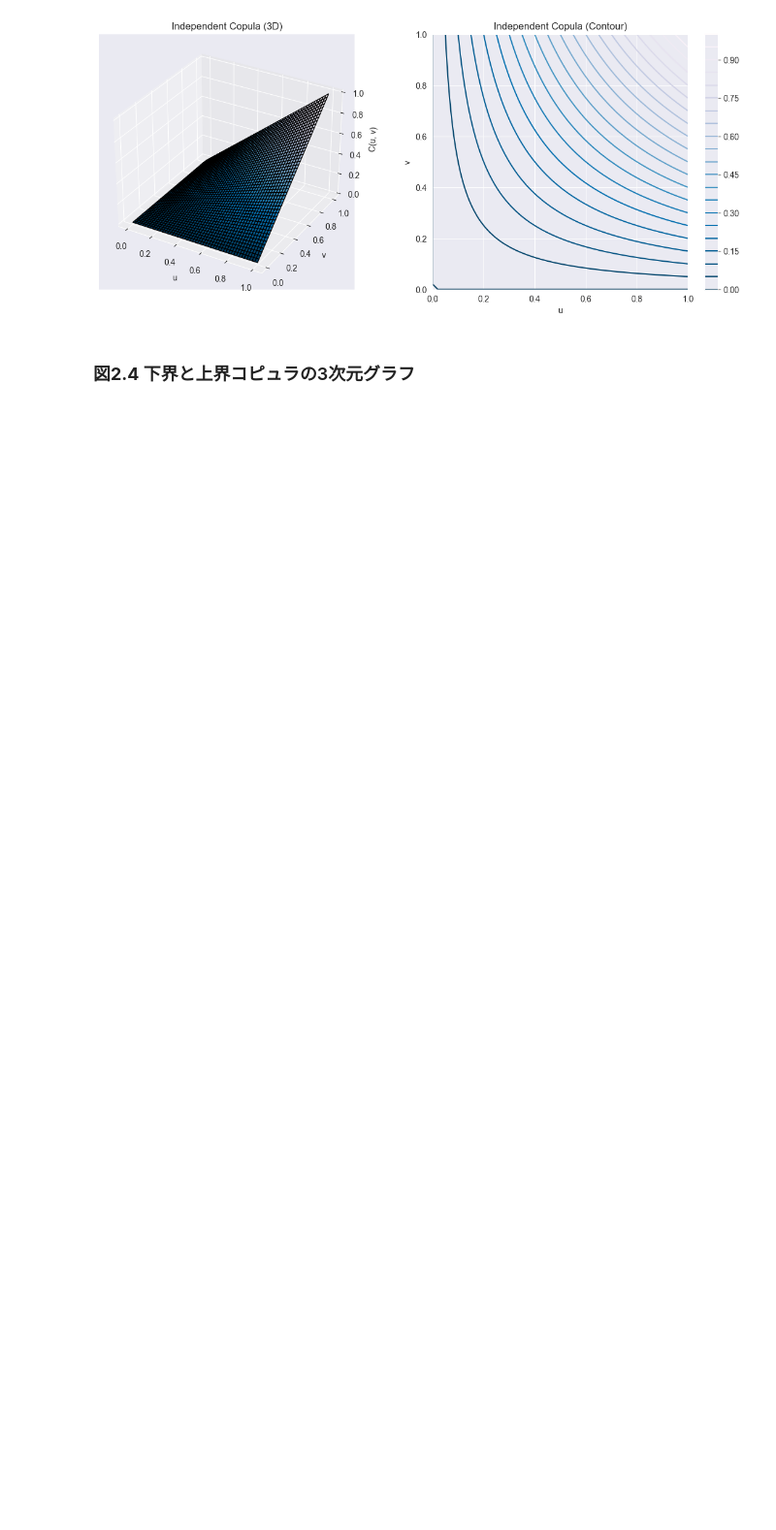
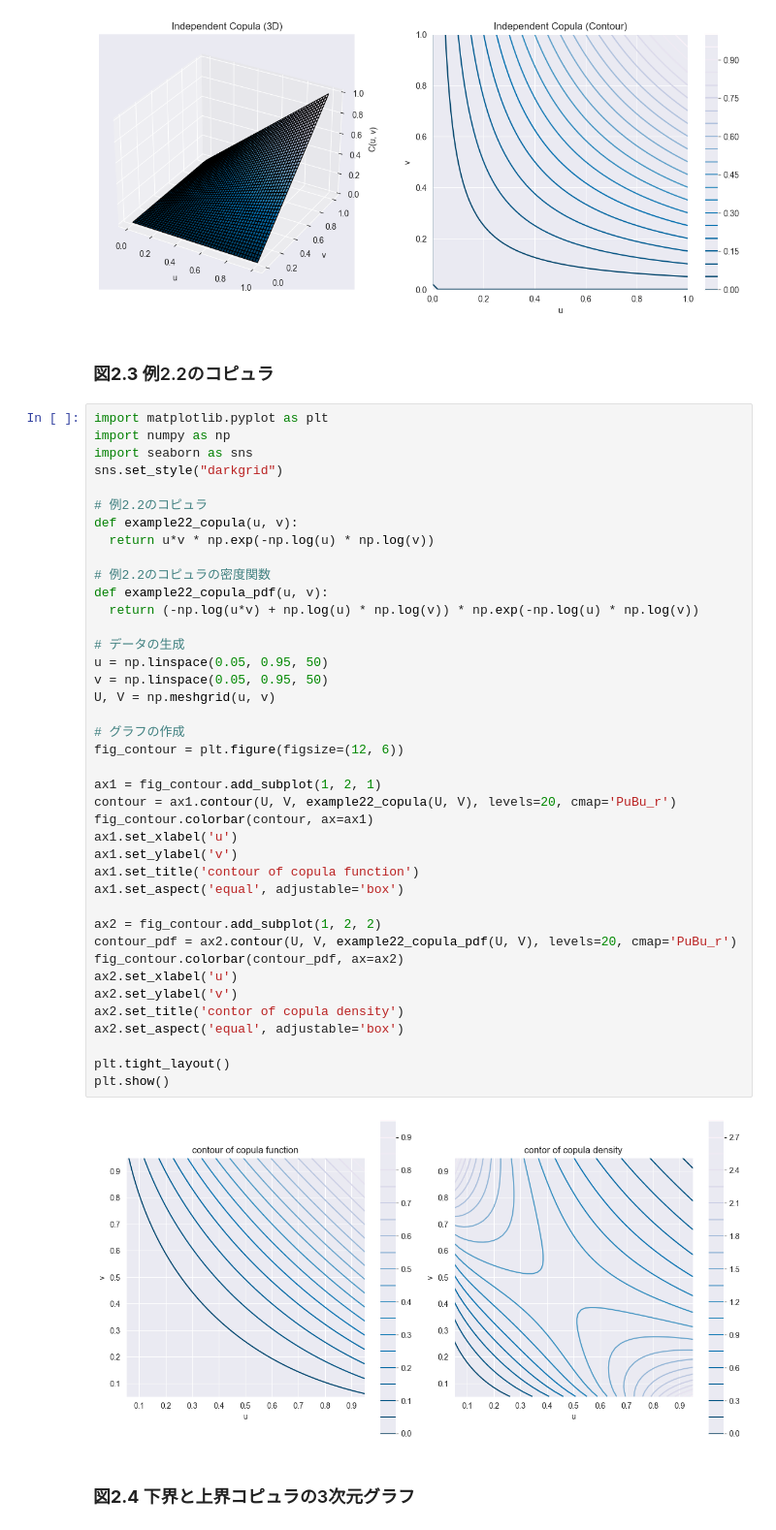
Before and after one commit to sternbow/basic_copula_theory, a Jupyter notebook: Chapter02.ipynb, the cells around one changed output. Shown at 97% size. Cells and saved outputs as stored; diff of their text form; blank space fills up the shorter version.

```diff
--- a/Chapter02.ipynb
+++ b/Chapter02.ipynb
@@ -43,6 +43,50 @@ plt.tight_layout()
 plt.show()
 # %% [output]
 [figure]
+# %% [markdown]
+### **図2.3**   例2.2のコピュラ
+# %%
+import matplotlib.pyplot as plt
+import numpy as np
+import seaborn as sns
+sns.set_style("darkgrid")
+
+# 例2.2のコピュラ
+def example22_copula(u, v):
+  return u*v * np.exp(-np.log(u) * np.log(v))
+
+# 例2.2のコピュラの密度関数
+def example22_copula_pdf(u, v):
+  return (-np.log(u*v) + np.log(u) * np.log(v)) * np.exp(-np.log(u) * np.log(v))
+
+# データの生成
+u = np.linspace(0.05, 0.95, 50)
+v = np.linspace(0.05, 0.95, 50)
+U, V = np.meshgrid(u, v)
+
+# グラフの作成
+fig_contour = plt.figure(figsize=(12, 6))
+
+ax1 = fig_contour.add_subplot(1, 2, 1)
+contour = ax1.contour(U, V, example22_copula(U, V), levels=20, cmap='PuBu_r')
+fig_contour.colorbar(contour, ax=ax1)
+ax1.set_xlabel('u')
+ax1.set_ylabel('v')
+ax1.set_title('contour of copula function')
+ax1.set_aspect('equal', adjustable='box')
+
+ax2 = fig_contour.add_subplot(1, 2, 2)
+contour_pdf = ax2.contour(U, V, example22_copula_pdf(U, V), levels=20, cmap='PuBu_r')
+fig_contour.colorbar(contour_pdf, ax=ax2)
+ax2.set_xlabel('u')
+ax2.set_ylabel('v')
+ax2.set_title('contor of copula density')
+ax2.set_aspect('equal', adjustable='box')
+
+plt.tight_layout()
+plt.show()
+# %% [output]
+[figure, added]
 # %% [markdown]
 ### **図2.4** 下界と上界コピュラの3次元グラフ
 # %%
```
